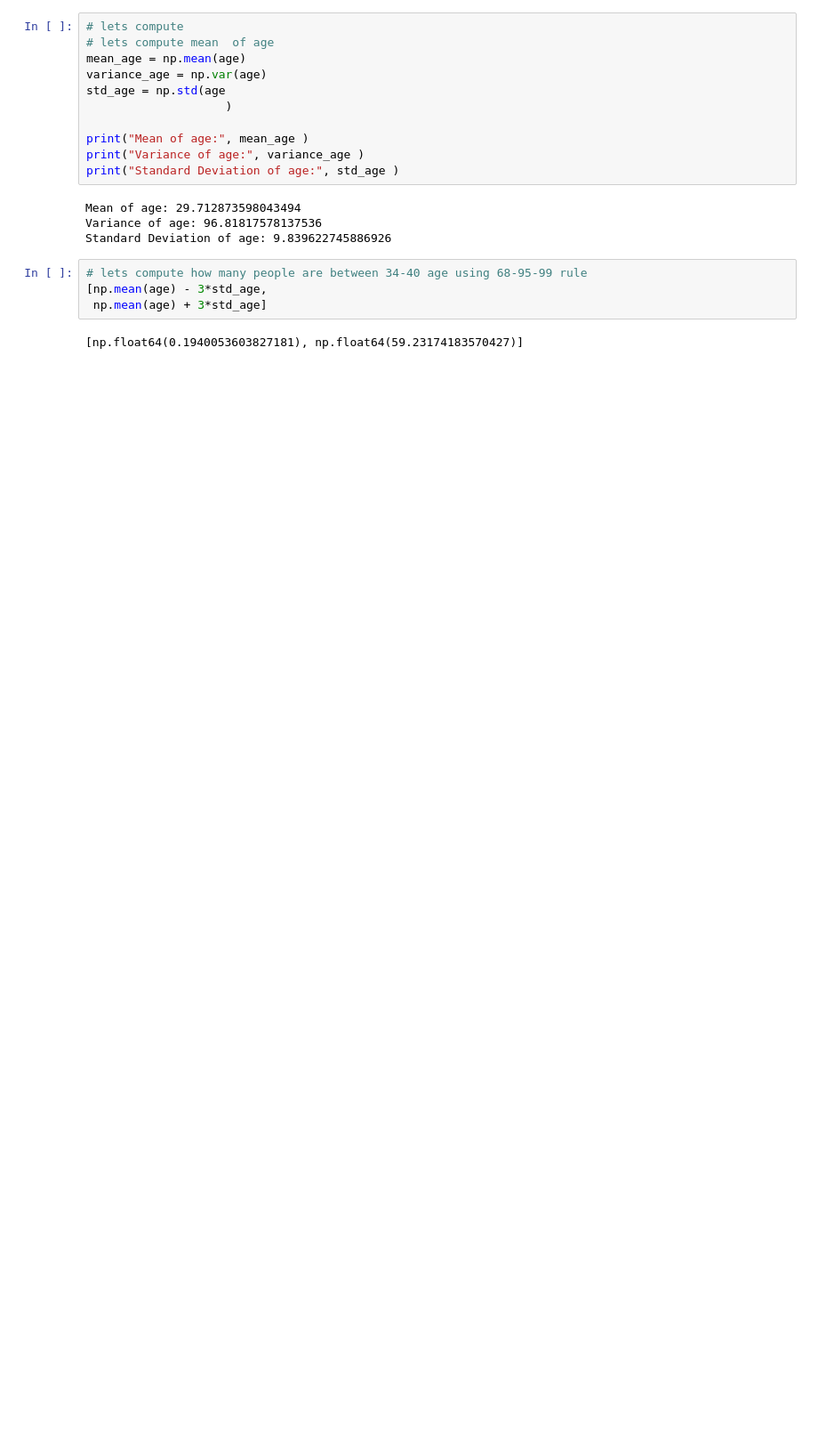
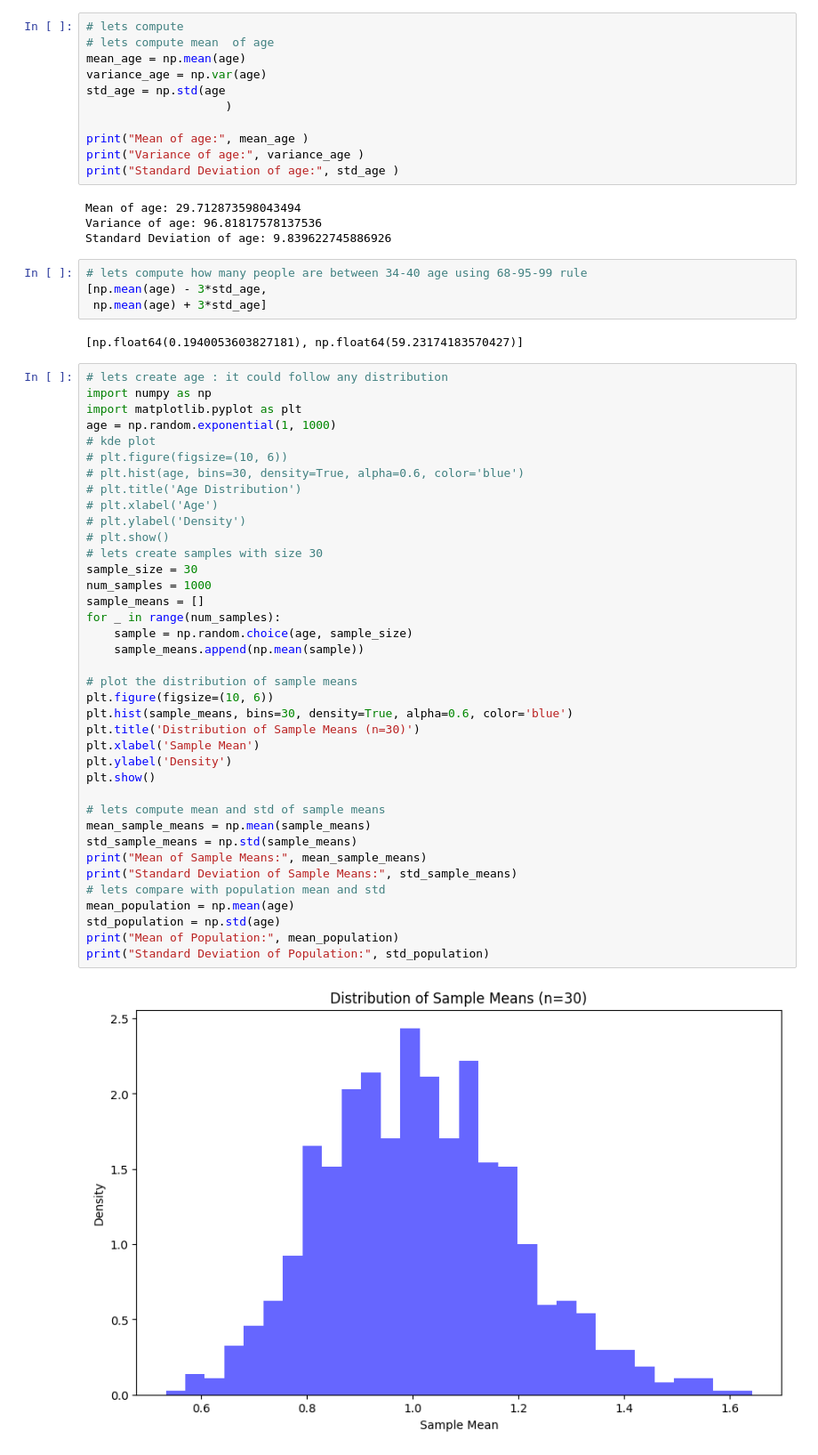
Before and after one commit to rahul8879/as_ds_course, a Jupyter notebook: math_based_solution/02_stats_eda.ipynb, the cells around one changed output. Shown at 89% size. Saved outputs shown, nothing was run; the diff lists cells and outputs as text; blank space fills up the shorter version.

```diff
--- a/math_based_solution/02_stats_eda.ipynb
+++ b/math_based_solution/02_stats_eda.ipynb
@@ -68,3 +66,43 @@ Standard Deviation of age: 9.839622745886926
  np.mean(age) + 3*std_age]
 # %% [output]
 [np.float64(0.1940053603827181), np.float64(59.23174183570427)]
+# %%
+# lets create age : it could follow any distribution
+import numpy as np
+import matplotlib.pyplot as plt
+age = np.random.exponential(1, 1000)
+# kde plot
+# plt.figure(figsize=(10, 6))
+# plt.hist(age, bins=30, density=True, alpha=0.6, color='blue')
+# plt.title('Age Distribution')
+# plt.xlabel('Age')
+# plt.ylabel('Density')
+# plt.show()
+# lets create samples with size 30
+sample_size = 30
+num_samples = 1000
+sample_means = []
+for _ in range(num_samples):
+    sample = np.random.choice(age, sample_size)
+    sample_means.append(np.mean(sample))
+
+# plot the distribution of sample means
+plt.figure(figsize=(10, 6))
+plt.hist(sample_means, bins=30, density=True, alpha=0.6, color='blue')
+plt.title('Distribution of Sample Means (n=30)')
+plt.xlabel('Sample Mean')
+plt.ylabel('Density')
+plt.show()
+
+# lets compute mean and std of sample means
+mean_sample_means = np.mean(sample_means)
+std_sample_means = np.std(sample_means)
+print("Mean of Sample Means:", mean_sample_means)
+print("Standard Deviation of Sample Means:", std_sample_means)
+# lets compare with population mean and std
+mean_population = np.mean(age)
+std_population = np.std(age)
+print("Mean of Population:", mean_population)
+print("Standard Deviation of Population:", std_population)
+# %% [output]
+[figure, added]
```
Also changed, not shown: parts of 3 cells of this notebook, 1 other file.
